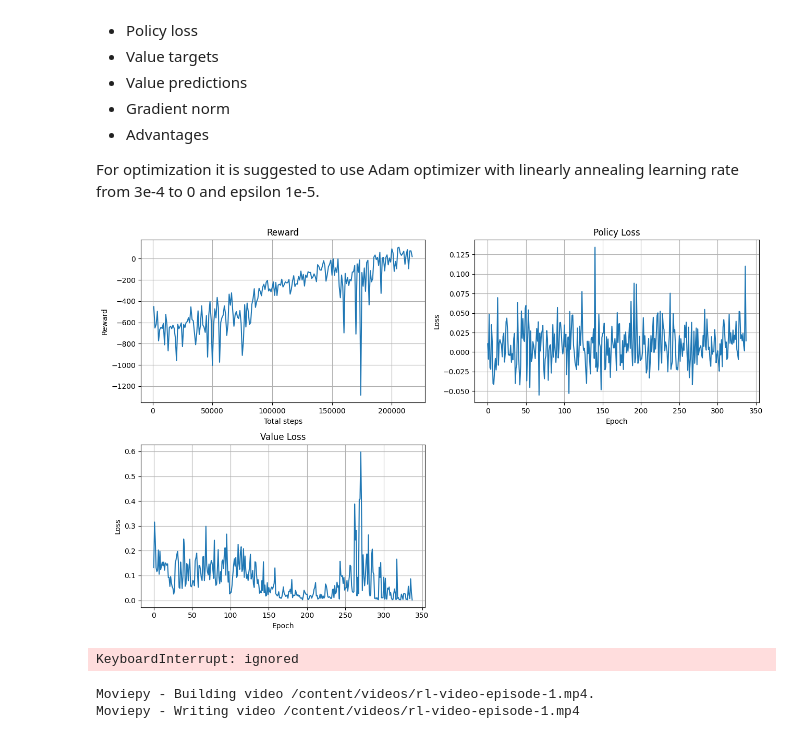
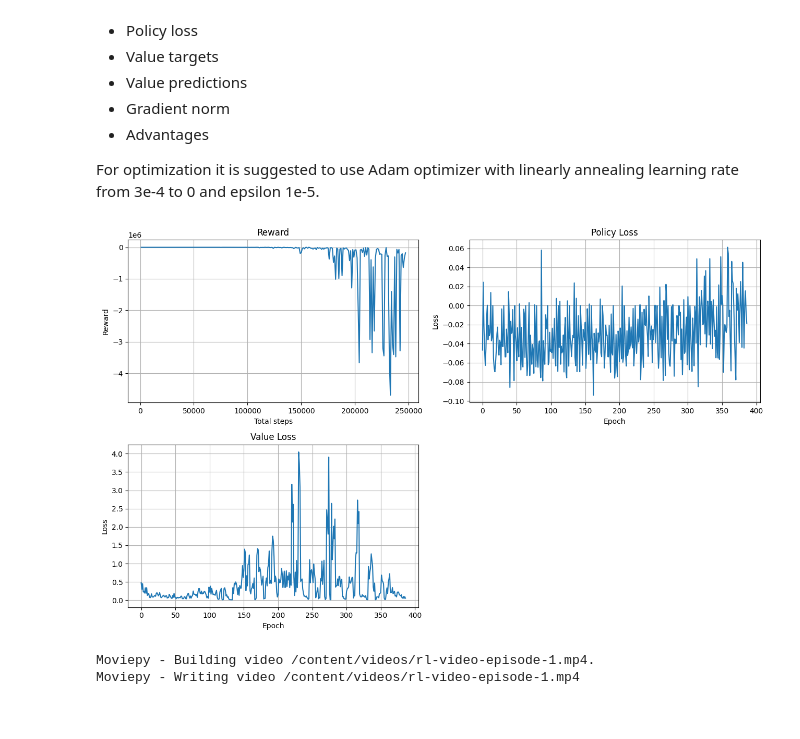
Before and after one commit to fuushyn/RL, a Jupyter notebook: ppo-half-cheetah.ipynb, the cells around one changed output. Cells and saved outputs as stored; diff of their text form; code cells hidden in the pictures.

```diff
--- a/ppo-half-cheetah.ipynb
+++ b/ppo-half-cheetah.ipynb
@@ -78,7 +94,7 @@ class Summaries(gym.Wrapper):
 
     def step(self, action):
         obs, rew, terminated, truncated, info = self.env.step(action)
-        rew = min(100, max(rew, -10))
+        # rew = min(100, max(rew, -10))
         self.current_reward += rew
         self.current_len += 1
         self.current_step_var += 1
@@ -96,18 +112,6 @@ class Summaries(gym.Wrapper):
         self.current_len = 0
 
         return self.env.reset(**kwargs)
-
-
-
-class ClipReward(gym.RewardWrapper):
-    def __init__(self, env, min_reward, max_reward):
-        super().__init__(env)
-        self.min_reward = min_reward
-        self.max_reward = max_reward
-        self._reward_range = (min_reward, max_reward)
-
-    def reward(self, reward):
-        return np.clip(reward, self.min_reward, self.max_reward)
 # %% [markdown]
 The normalization wrapper will subtract running mean from observations and rewards and divide
 the resulting quantities by the  running variances.
@@ -276,7 +251,6 @@ from torch.distributions.multivariate_normal import MultivariateNormal
 class Policy:
     def __init__(self, model):
         self.model = model
-        self.model.to(device)
 
     def act(self, inputs, training=False):
         inputs = torch.tensor(inputs)
@@ -288,13 +262,7 @@ class Policy:
 
         # < insert your code here >
         means, std = self.model.get_policy(inputs)
-        # covar_matrix = torch.stack(list(map(lambda x: torch.diag(x), var)))
-        # normal_distr = MultivariateNormal(means, covar_matrix)
-
-        # actions = normal_distr.sample()
-        # log_probs = normal_distr.log_prob(actions)
-
-        probs = Normal(means, var)
+        probs = Normal(means, std)
         actions = probs.sample()
         log_probs = probs.log_prob(actions).sum(-1)
 
@@ -649,7 +614,7 @@ class NormalizeAdvantages:
         std_dev = np.std(adv)
 
         # Normalize the vector
-        norm_adv = (adv - mean) / std_dev
+        norm_adv = (adv - mean) / (std_dev+0.0001)
         trajectory['advantages'] = norm_adv
         return trajectory
 # %% [markdown]
@@ -848,15 +821,19 @@ from IPython.display import clear_output
 from matplotlib import pyplot as plt
 # %%
 
-optimizer_v = torch.optim.Adam(policy.model.value_model.parameters(), lr = 1e-3, eps=1e-5)
-optimizer_p = torch.optim.Adam(policy.model.policy_model.parameters(), lr = 3e-4, eps=1e-5)
+# optimizer_v = torch.optim.Adam(policy.model.value_model.parameters(), lr = 1e-3, eps=1e-5)
+# optimizer_p = torch.optim.Adam(policy.model.policy_model.parameters(), lr = 3e-4, eps=1e-5)
+
+opt = torch.optim.Adam(policy.model.parameters(), lr = 3e-4, eps=1e-5)
 epochs = 250000
 
 lr_mult = lambda epoch: (1 - (epoch/epochs))
-sched_v = torch.optim.lr_scheduler.LambdaLR(optimizer_v, lr_mult)
-sched_p = torch.optim.lr_scheduler.LambdaLR(optimizer_p, lr_mult)
+# sched_v = torch.optim.lr_scheduler.LambdaLR(optimizer_v, lr_mult)
+# sched_p = torch.optim.lr_scheduler.LambdaLR(optimizer_p, lr_mult)
+sched = torch.optim.lr_scheduler.LambdaLR(opt, lr_mult)
 
-ppo = PPO(policy, optimizer_p = optimizer_p, optimizer_v = optimizer_v)
+# ppo = PPO(policy, optimizer_p = optimizer_p, optimizer_v = optimizer_v)
+ppo = PPO(policy, opt)
 
 policy_losses = []
 value_losses = []
@@ -865,8 +842,9 @@ for epoch in tqdm(range(epochs)):
     trajectory = runner.get_next()
 
     policy_loss, value_loss= ppo.step(trajectory)  # Get the losses
-    sched_p.step()
-    sched_v.step()
+    # sched_p.step()
+    # sched_v.step()
+    sched.step()
 
     if (epoch + 1) % 100 == 0:
         clear_output(True)
@@ -878,35 +856,34 @@ for epoch in tqdm(range(epochs)):
 
         if rewards.size > 0:
             plt.figure(figsize=(13,8))
 
             plt.subplot(2,2, 1)
             plt.plot(rewards[:, 0], rewards[:, 1], label="episode rewards")
             plt.title("Reward")
             plt.xlabel("Total steps")
             plt.ylabel("Reward")
             plt.grid()
 
             # Plot policy loss
             plt.subplot(2, 2, 2)
             plt.plot(policy_losses)
             plt.title("Policy Loss")
             plt.xlabel("Epoch")
             plt.ylabel("Loss")
             plt.grid()
 
             # Plot value loss
             plt.subplot(2, 2, 3)
             plt.plot(value_losses)
             plt.title("Value Loss")
             plt.xlabel("Epoch")
             plt.ylabel("Loss")
             plt.grid()
 
             plt.tight_layout()
             plt.show()
 # %% [output]
-[figure, old version]
+[figure, new version]
-KeyboardInterrupt: ignored
 # %%
 env = gym.wrappers.RecordVideo(gym.make("HalfCheetah-v4", render_mode="rgb_array"), video_folder="./videos", episode_trigger=lambda episode_number: True)
 for i in range(10):
```
Also changed, not shown: parts of 9 cells of this notebook.
